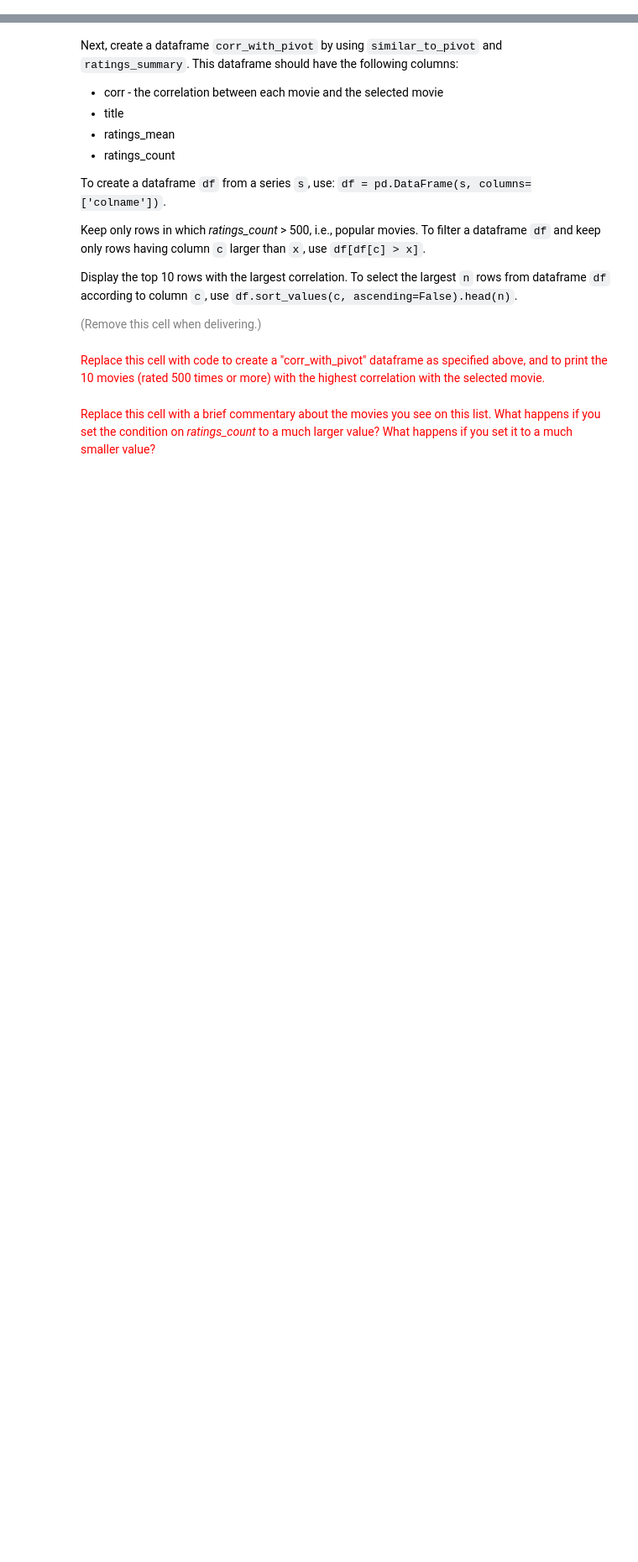
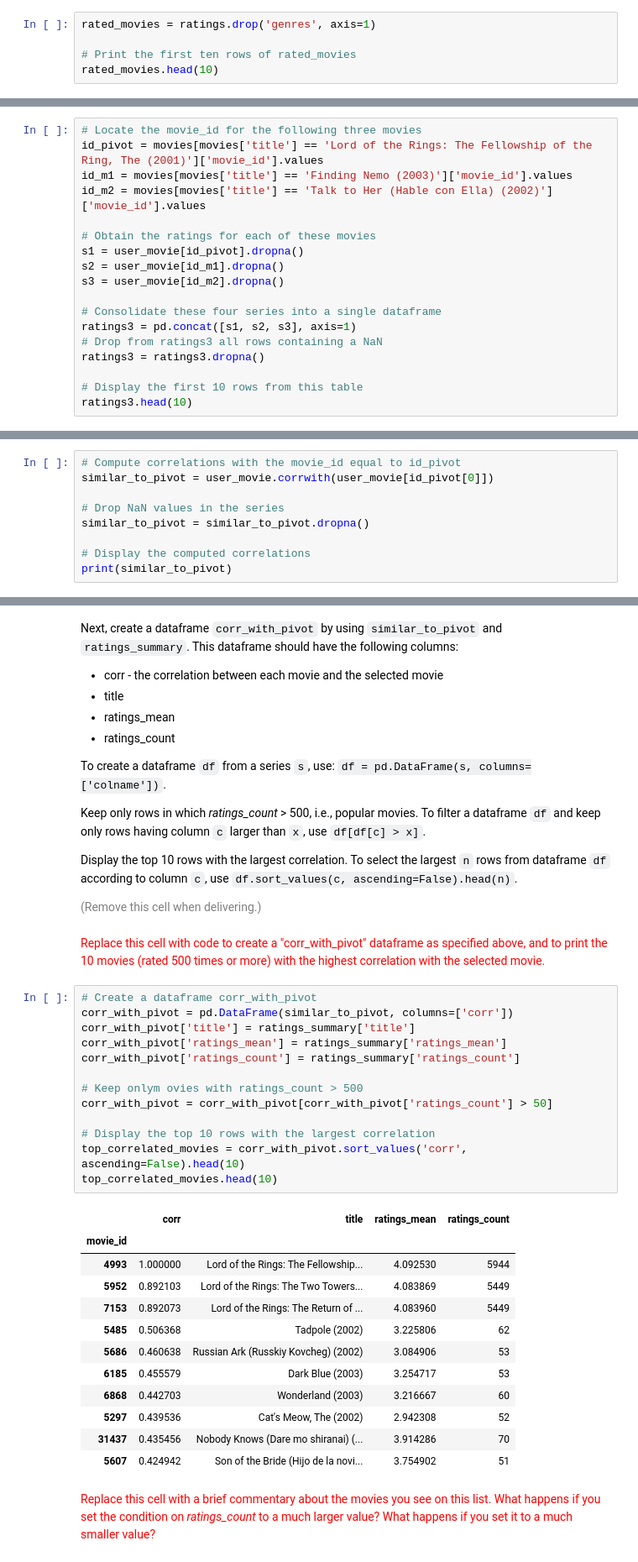
Before and after one commit to BernatQuintilla/data-mining-course, a Jupyter notebook: practicum/ps06/ps06_item_based_recsys.ipynb, the cells around one changed output, grey strips where cells are left out. Shown: that part at 84% size. Drawn from its saved outputs; the diff is of its cells as text; blank space fills up the shorter version.

```diff
--- a/practicum/ps06/ps06_item_based_recsys.ipynb
+++ b/practicum/ps06/ps06_item_based_recsys.ipynb
@@ -165,3 +182,8 @@ Firstly, create a new dataframe called "rated_movies" that is simply the "rating
 <font size="-1" color="gray">(Remove this cell when delivering.)</font>
 # %% [markdown]
 <font size="+1" color="red">Replace this cell with your code to generate "rated_movies" and print the first ten rows. This should have columns user_id, movie_id, rating, title</font>
+# %%
+rated_movies = ratings.drop('genres', axis=1)
+
+# Print the first ten rows of rated_movies
+rated_movies.head(10)
@@ -244,3 +358,21 @@ Now let us explore whether correlations in this matrix make sense.
 <font size="-1" color="gray">(Remove this cell when delivering.)</font>
 # %% [markdown]
 <font size="+1" color="red">Replace this cell with code to compute and display the first 10 rows of the "ratings3" table as described above.</font>
+# %%
+# Locate the movie_id for the following three movies
+id_pivot = movies[movies['title'] == 'Lord of the Rings: The Fellowship of the Ring, The (2001)']['movie_id'].values
+id_m1 = movies[movies['title'] == 'Finding Nemo (2003)']['movie_id'].values
+id_m2 = movies[movies['title'] == 'Talk to Her (Hable con Ella) (2002)']['movie_id'].values
+
+# Obtain the ratings for each of these movies
+s1 = user_movie[id_pivot].dropna()
+s2 = user_movie[id_m1].dropna()
+s3 = user_movie[id_m2].dropna()
+
+# Consolidate these four series into a single dataframe
+ratings3 = pd.concat([s1, s2, s3], axis=1)
+# Drop from ratings3 all rows containing a NaN
+ratings3 = ratings3.dropna()
+
+# Display the first 10 rows from this table
+ratings3.head(10)
@@ -274,3 +435,12 @@ Select the column corresponding to this movie in `user_movies` and compute its c
 <font size="-1" color="gray">(Remove this cell when delivering.)</font>
 # %% [markdown]
 <font size="+1" color="red">Replace this cell with code to create a "similar_to_pivot" series that contains the computed correlations, droping the NaNs in the series.</font>
+# %%
+# Compute correlations with the movie_id equal to id_pivot
+similar_to_pivot = user_movie.corrwith(user_movie[id_pivot[0]])
+
+# Drop NaN values in the series
+similar_to_pivot = similar_to_pivot.dropna()
+
+# Display the computed correlations
+print(similar_to_pivot)
@@ -291,5 +475,31 @@ Display the top 10 rows with the largest correlation. To select the largest `n`
 <font size="-1" color="gray">(Remove this cell when delivering.)</font>
 # %% [markdown]
 <font size="+1" color="red">Replace this cell with code to create a "corr_with_pivot" dataframe as specified above, and to print the 10 movies (rated 500 times or more) with the highest correlation with the selected movie.</font>
+# %%
+# Create a dataframe corr_with_pivot
+corr_with_pivot = pd.DataFrame(similar_to_pivot, columns=['corr'])
+corr_with_pivot['title'] = ratings_summary['title']
+corr_with_pivot['ratings_mean'] = ratings_summary['ratings_mean']
+corr_with_pivot['ratings_count'] = ratings_summary['ratings_count']
+
+# Keep onlym ovies with ratings_count > 500
+corr_with_pivot = corr_with_pivot[corr_with_pivot['ratings_count'] > 50]
+
+# Display the top 10 rows with the largest correlation
+top_correlated_movies = corr_with_pivot.sort_values('corr', ascending=False).head(10)
+top_correlated_movies.head(10)
+# %% [output]
+|  | corr | title | ratings_mean | ratings_count |
+| movie_id |  |  |  |  |
+| 4993 | 1.000000 | Lord of the Rings: The Fellowship... | 4.092530 | 5944 |
+| 5952 | 0.892103 | Lord of the Rings: The Two Towers... | 4.083869 | 5449 |
+| 7153 | 0.892073 | Lord of the Rings: The Return of ... | 4.083960 | 5449 |
+| 5485 | 0.506368 | Tadpole (2002) | 3.225806 | 62 |
+| 5686 | 0.460638 | Russian Ark (Russkiy Kovcheg) (2002) | 3.084906 | 53 |
+| 6185 | 0.455579 | Dark Blue (2003) | 3.254717 | 53 |
+| 6868 | 0.442703 | Wonderland (2003) | 3.216667 | 60 |
+| 5297 | 0.439536 | Cat's Meow, The (2002) | 2.942308 | 52 |
+| 31437 | 0.435456 | Nobody Knows (Dare mo shiranai) (... | 3.914286 | 70 |
+| 5607 | 0.424942 | Son of the Bride (Hijo de la novi... | 3.754902 | 51 |
 # %% [markdown]
 <font size="+1" color="red">Replace this cell with a brief commentary about the movies you see on this list. What happens if you set the condition on *ratings_count* to a much larger value? What happens if you set it to a much smaller value?</font>
```
Also changed, not shown: parts of 13 cells of this notebook.
